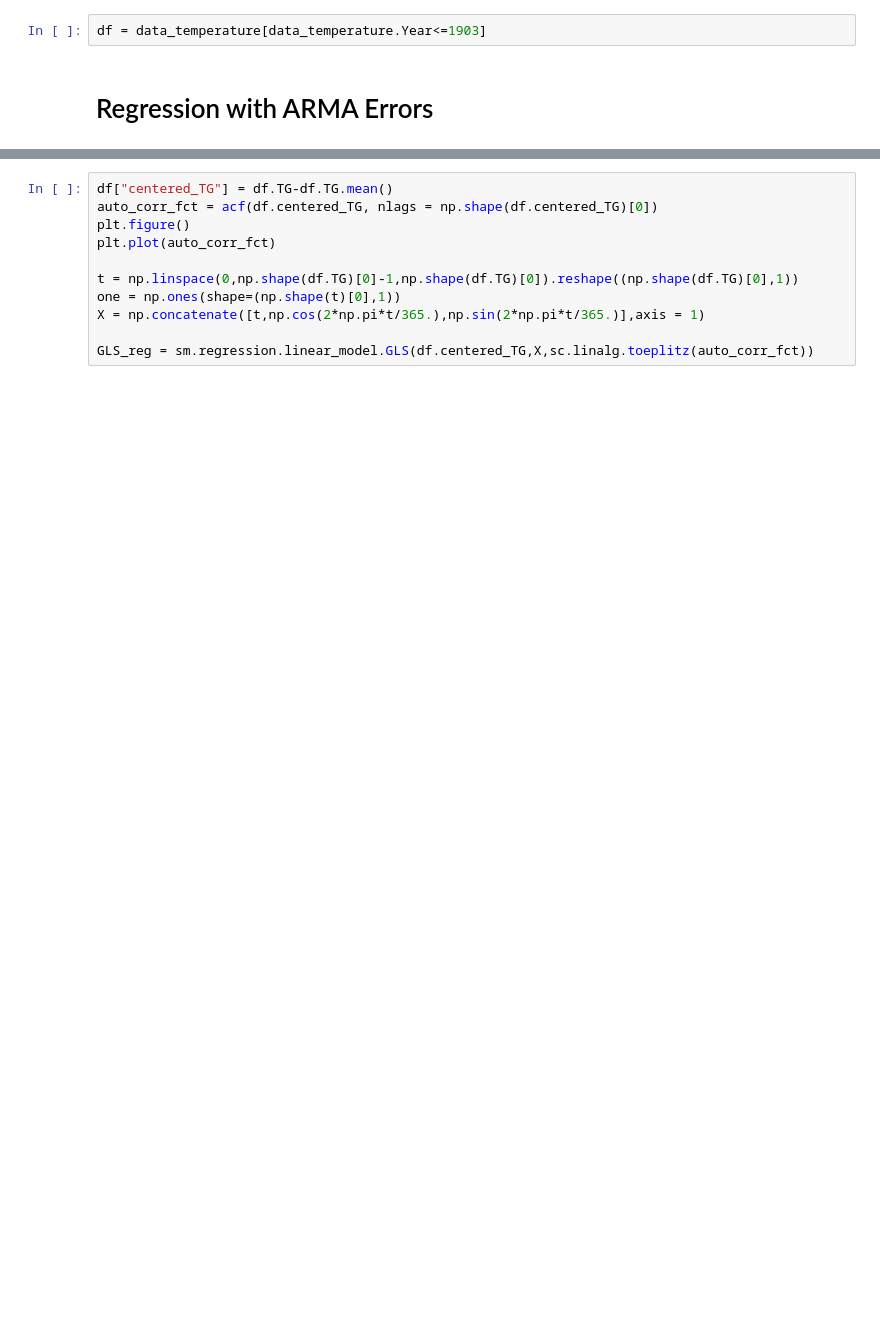
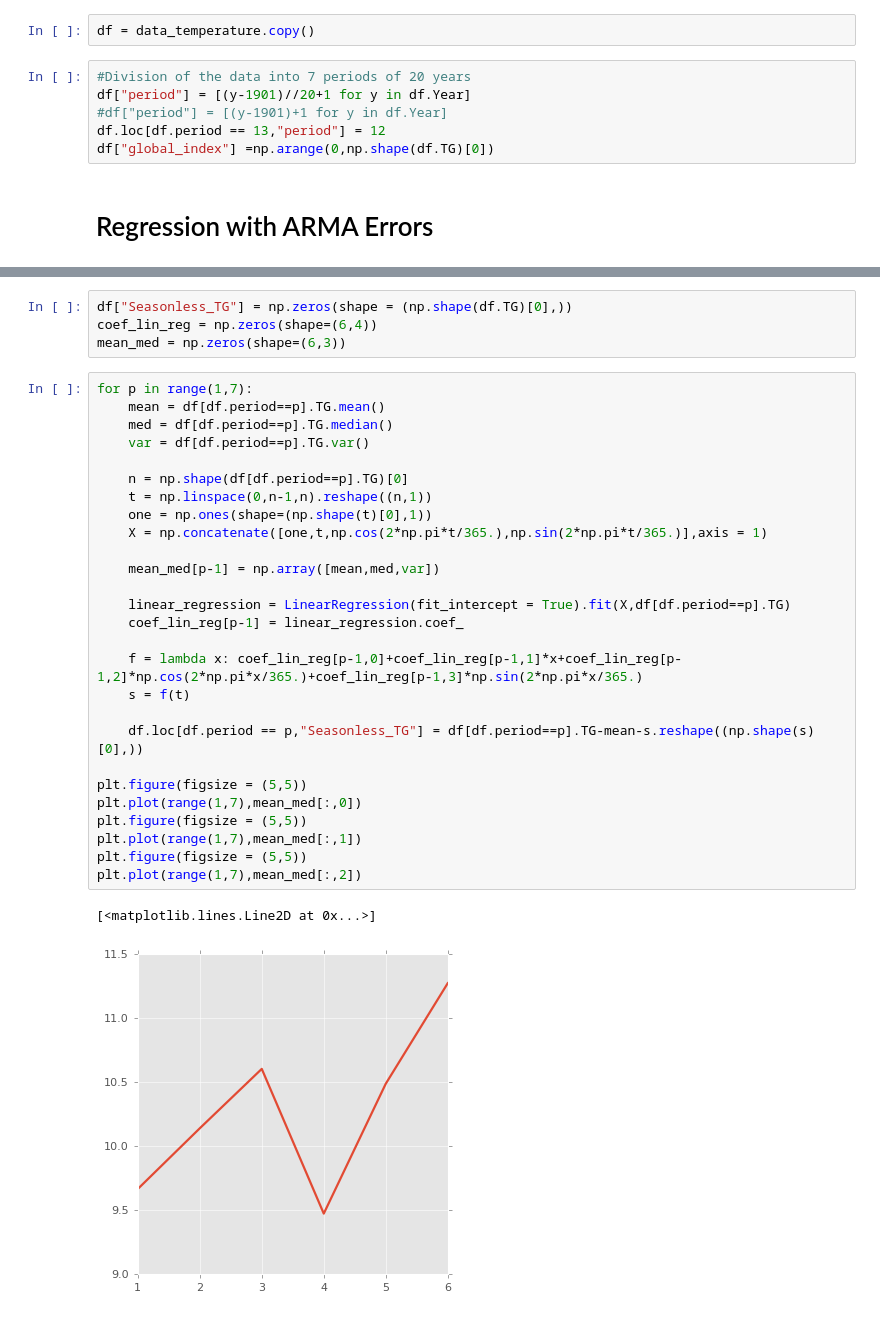
Before and after one commit to LucaNyckees/SCV_project1, a Jupyter notebook: notebooks/ARIMA.ipynb, the cells around one changed output, grey strips where cells are left out. Cells and saved outputs as stored; diff of their text form; blank space fills up the shorter version.

Commit message:
modelling of time sub-series

```diff
--- a/notebooks/ARIMA.ipynb
+++ b/notebooks/ARIMA.ipynb
@@ -36,6 +37,12 @@ adate = [datetime.strptime(str(date),"%Y%m%d") for date in data_temperature.DATE
 data_temperature['Day_of_year'] = [d.timetuple().tm_yday for d in adate]
 data_temperature.TG = data_temperature.TG/10.
 # %%
-df = data_temperature[data_temperature.Year<=1903]
+df = data_temperature.copy()
+# %%
+#Division of the data into 7 periods of 20 years
+df["period"] = [(y-1901)//20+1 for y in df.Year]
+#df["period"] = [(y-1901)+1 for y in df.Year]
+df.loc[df.period == 13,"period"] = 12
+df["global_index"] =np.arange(0,np.shape(df.TG)[0])
 # %% [markdown]
 # Regression with ARMA Errors
@@ -42,11 +51,34 @@ df = data_temperature[data_temperature.Year<=1903]
+# %%
+df["Seasonless_TG"] = np.zeros(shape = (np.shape(df.TG)[0],))
+coef_lin_reg = np.zeros(shape=(6,4))
+mean_med = np.zeros(shape=(6,3))
 # %%
-df["centered_TG"] = df.TG-df.TG.mean()
-auto_corr_fct = acf(df.centered_TG, nlags = np.shape(df.centered_TG)[0])
-plt.figure()
-plt.plot(auto_corr_fct)
+for p in range(1,7):
+    mean = df[df.period==p].TG.mean()
+    med = df[df.period==p].TG.median()
+    var = df[df.period==p].TG.var()
 
-t = np.linspace(0,np.shape(df.TG)[0]-1,np.shape(df.TG)[0]).reshape((np.shape(df.TG)[0],1))
-one = np.ones(shape=(np.shape(t)[0],1))
-X = np.concatenate([t,np.cos(2*np.pi*t/365.),np.sin(2*np.pi*t/365.)],axis = 1)
+    n = np.shape(df[df.period==p].TG)[0]
+    t = np.linspace(0,n-1,n).reshape((n,1))
+    one = np.ones(shape=(np.shape(t)[0],1))
+    X = np.concatenate([one,t,np.cos(2*np.pi*t/365.),np.sin(2*np.pi*t/365.)],axis = 1)
 
-GLS_reg = sm.regression.linear_model.GLS(df.centered_TG,X,sc.linalg.toeplitz(auto_corr_fct))
+    mean_med[p-1] = np.array([mean,med,var])
+
+    linear_regression = LinearRegression(fit_intercept = True).fit(X,df[df.period==p].TG)
+    coef_lin_reg[p-1] = linear_regression.coef_
+
+    f = lambda x: coef_lin_reg[p-1,0]+coef_lin_reg[p-1,1]*x+coef_lin_reg[p-1,2]*np.cos(2*np.pi*x/365.)+coef_lin_reg[p-1,3]*np.sin(2*np.pi*x/365.)
+    s = f(t)
+
+    df.loc[df.period == p,"Seasonless_TG"] = df[df.period==p].TG-mean-s.reshape((np.shape(s)[0],))
+
+plt.figure(figsize = (5,5))
+plt.plot(range(1,7),mean_med[:,0])
+plt.figure(figsize = (5,5))
+plt.plot(range(1,7),mean_med[:,1])
+plt.figure(figsize = (5,5))
+plt.plot(range(1,7),mean_med[:,2])
+# %% [output]
+[<matplotlib.lines.Line2D at 0x...>]
+[figure, added]
```
Also changed, not shown: parts of 13 cells of this notebook.
